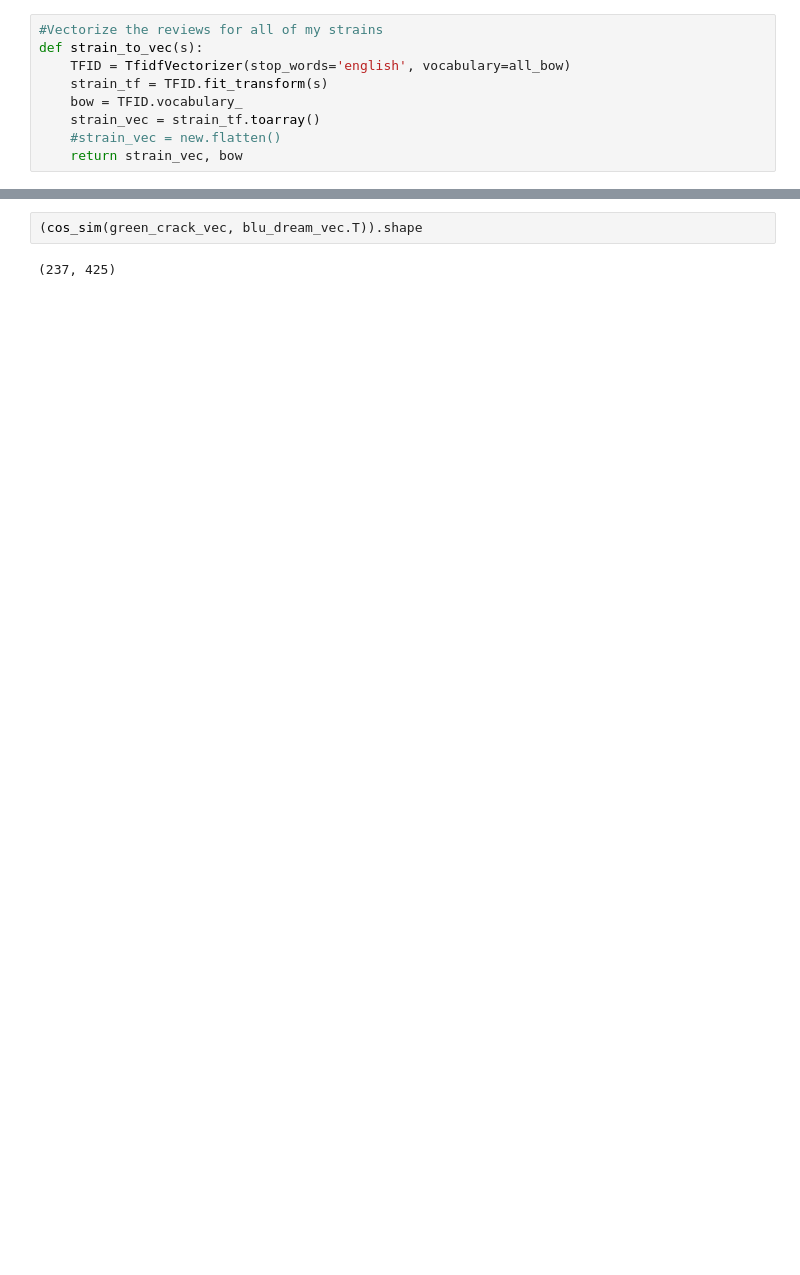
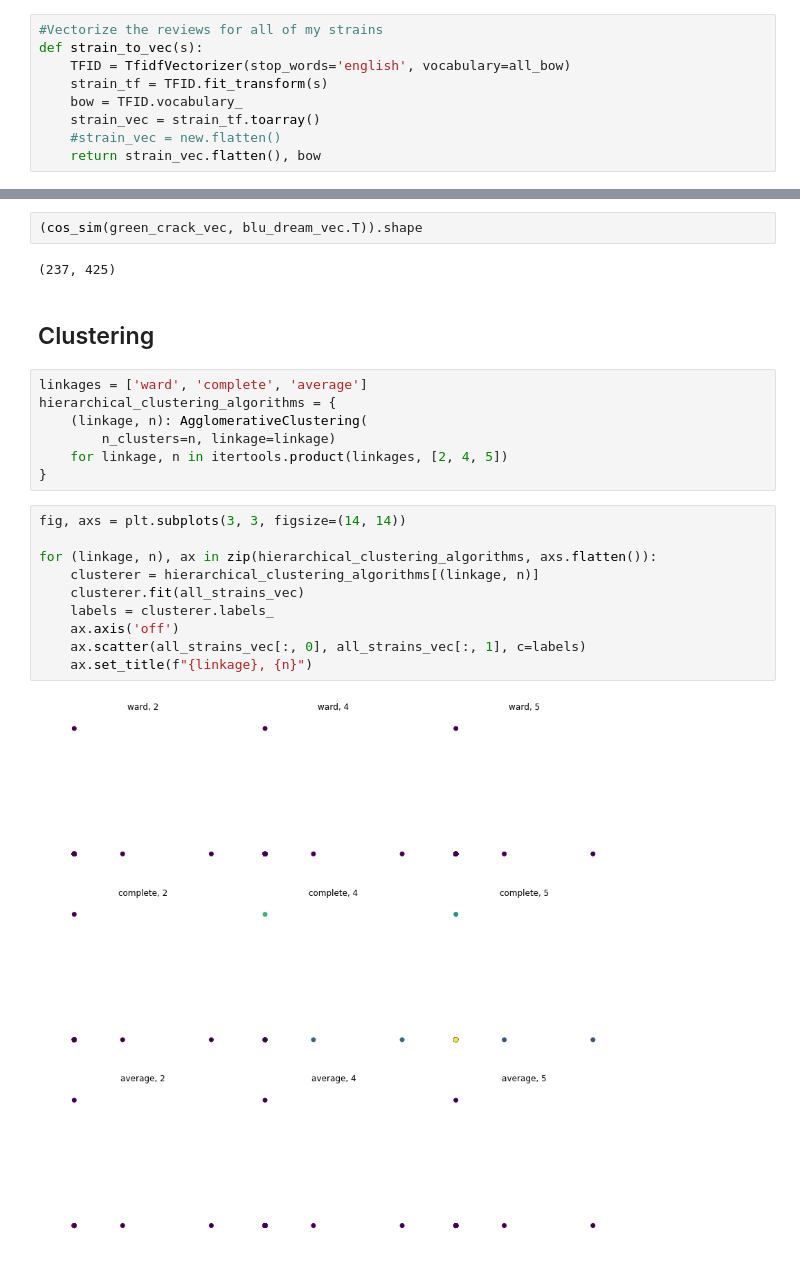
Before and after one commit to jweil8/green_rex, a Jupyter notebook: NLP_scratch.ipynb, the cells around one changed output, grey strips where cells are left out. Saved outputs shown, nothing was run; the diff lists cells and outputs as text; blank space fills up the shorter version.

```diff
--- a/NLP_scratch.ipynb
+++ b/NLP_scratch.ipynb
@@ -64,7 +72,7 @@ def strain_to_vec(s):
     bow = TFID.vocabulary_
     strain_vec = strain_tf.toarray()
     #strain_vec = new.flatten()
-    return strain_vec, bow
+    return strain_vec.flatten(), bow
 # %%
 blu_dream_vec, blu_bow = strain_to_vec(blu_dream)
 green_crack_vec, green_bow = strain_to_vec(green_crack)
@@ -138,3 +153,24 @@ gc_bd_sim.shape
 (cos_sim(green_crack_vec, blu_dream_vec.T)).shape
 # %% [output]
 (237, 425)
+# %% [markdown]
+## Clustering
+# %%
+linkages = ['ward', 'complete', 'average']
+hierarchical_clustering_algorithms = {
+    (linkage, n): AgglomerativeClustering(
+        n_clusters=n, linkage=linkage)
+    for linkage, n in itertools.product(linkages, [2, 4, 5])
+}
+# %%
+fig, axs = plt.subplots(3, 3, figsize=(14, 14))
+
+for (linkage, n), ax in zip(hierarchical_clustering_algorithms, axs.flatten()):
+    clusterer = hierarchical_clustering_algorithms[(linkage, n)]
+    clusterer.fit(all_strains_vec)
+    labels = clusterer.labels_
+    ax.axis('off')
+    ax.scatter(all_strains_vec[:, 0], all_strains_vec[:, 1], c=labels)
+    ax.set_title(f"{linkage}, {n}")
+# %% [output]
+[figure, added]
```
Also changed, not shown: parts of 10 cells of this notebook.
